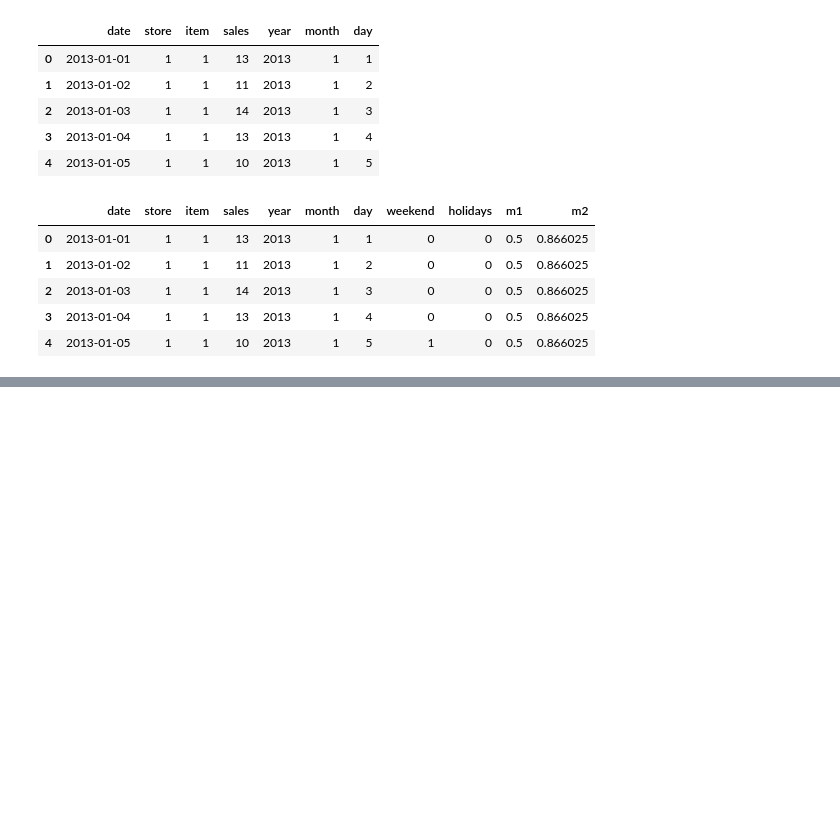
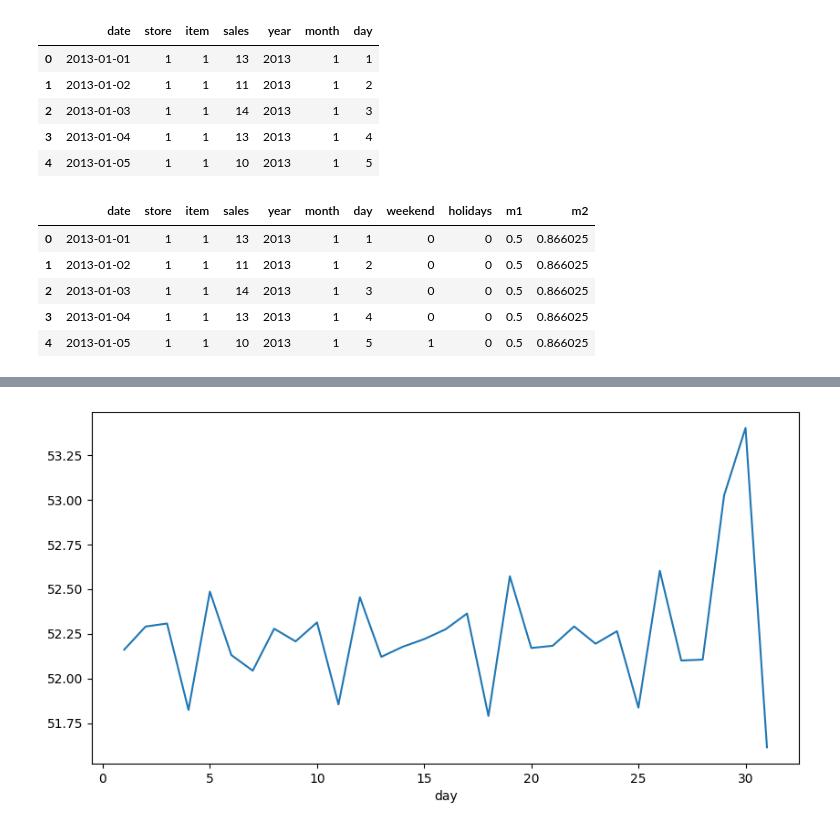
Before and after one commit to ftokarek/Inventory-Demand-Forecasting-ML, a Jupyter notebook: notebooks/notebook.ipynb, the cells around one changed output, grey strips where cells are left out. Saved outputs shown, nothing was run; the diff lists cells and outputs as text; code cells hidden in the pictures; blank space fills up the shorter version.

```diff
--- a/notebooks/notebook.ipynb
+++ b/notebooks/notebook.ipynb
@@ -111,0 +127,6 @@ df.drop('date', axis=1, inplace=True)
+# %%
+plt.figure(figsize=(10,5))
+df.groupby('day').mean()['sales'].plot()
+plt.show()
+# %% [output]
+[figure, added]
```
Also changed, not shown: parts of 7 cells of this notebook.
